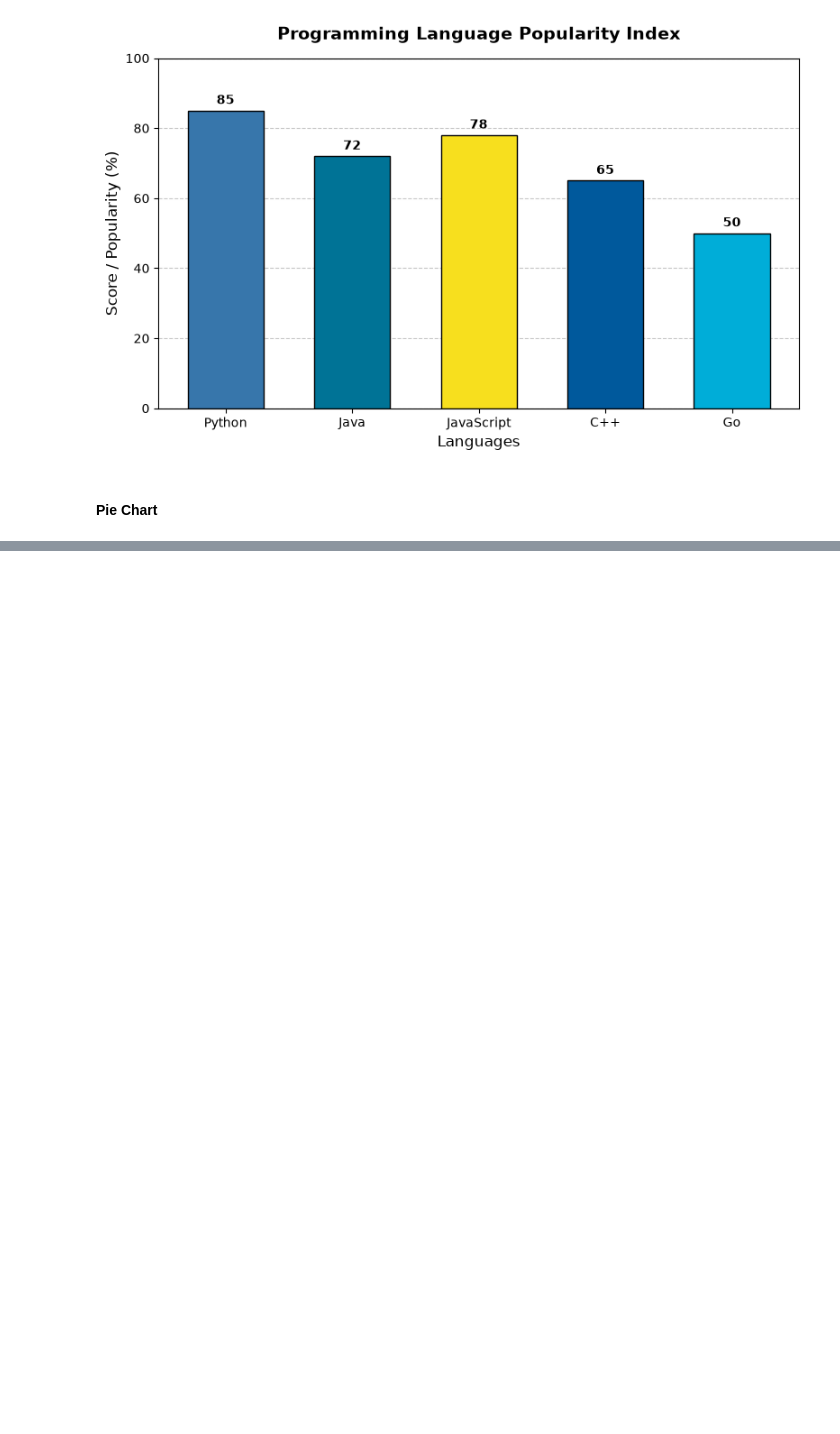
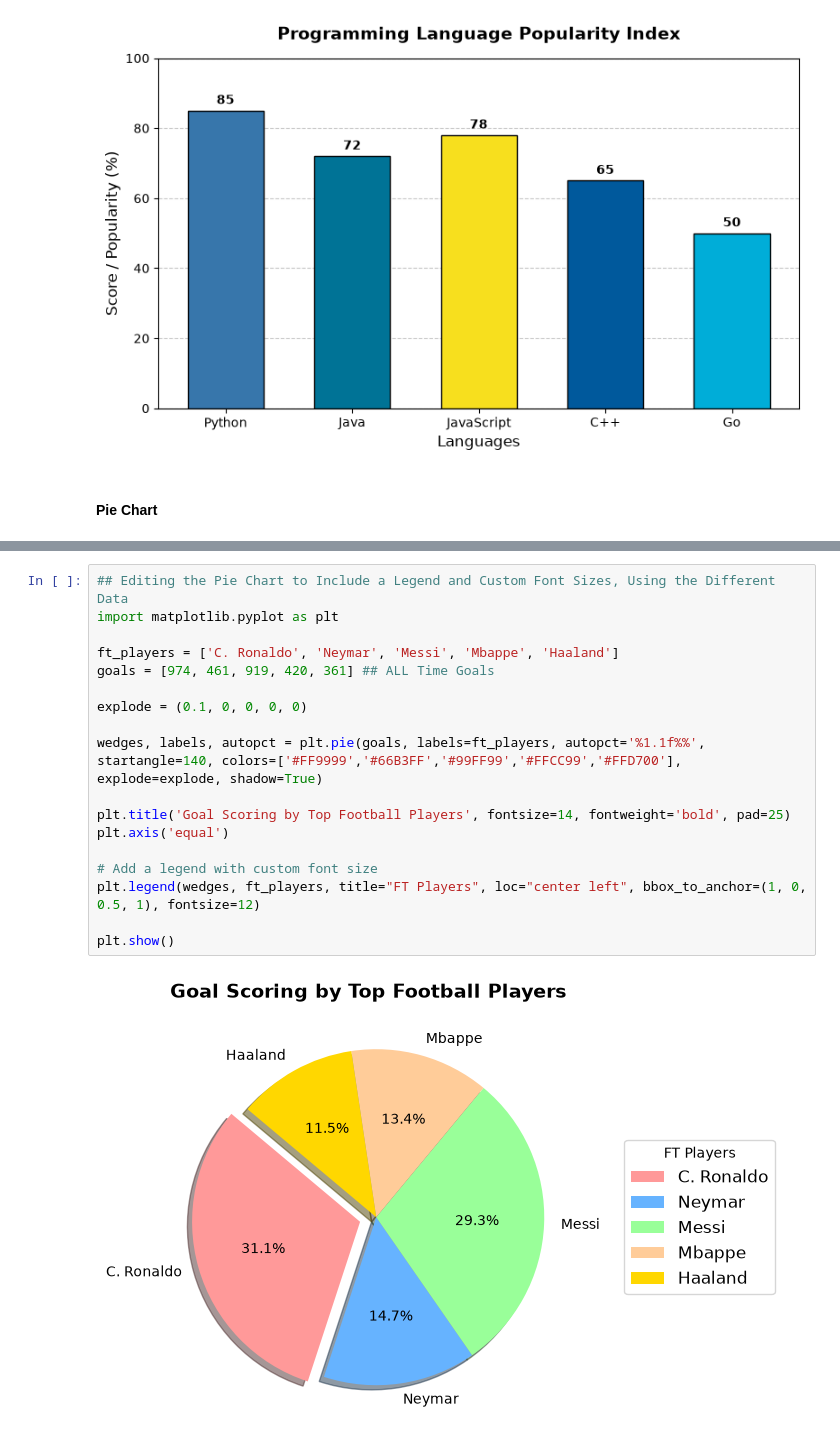
Before and after one commit to MYounus-Codes/learning-complete-machine-learning-from-sctrach, a Jupyter notebook: 04_data_libraries/03_matplotlib/charts.ipynb, the cells around one changed output, grey strips where cells are left out. Drawn from its saved outputs; the diff is of its cells as text; blank space fills up the shorter version.

```diff
--- a/04_data_libraries/03_matplotlib/charts.ipynb
+++ b/04_data_libraries/03_matplotlib/charts.ipynb
@@ -82,0 +109,20 @@ plt.show()
+# %%
+## Editing the Pie Chart to Include a Legend and Custom Font Sizes, Using the Different Data
+import matplotlib.pyplot as plt
+
+ft_players = ['C. Ronaldo', 'Neymar', 'Messi', 'Mbappe', 'Haaland']
+goals = [974, 461, 919, 420, 361] ## ALL Time Goals
+
+explode = (0.1, 0, 0, 0, 0)
+
+wedges, labels, autopct = plt.pie(goals, labels=ft_players, autopct='%1.1f%%', startangle=140, colors=['#FF9999','#66B3FF','#99FF99','#FFCC99','#FFD700'], explode=explode, shadow=True)
+
+plt.title('Goal Scoring by Top Football Players', fontsize=14, fontweight='bold', pad=25)
+plt.axis('equal')
+
+# Add a legend with custom font size
+plt.legend(wedges, ft_players, title="FT Players", loc="center left", bbox_to_anchor=(1, 0, 0.5, 1), fontsize=12)
+
+plt.show()
+# %% [output]
+[figure, added]
```
Also changed, not shown: parts of 3 cells of this notebook.
